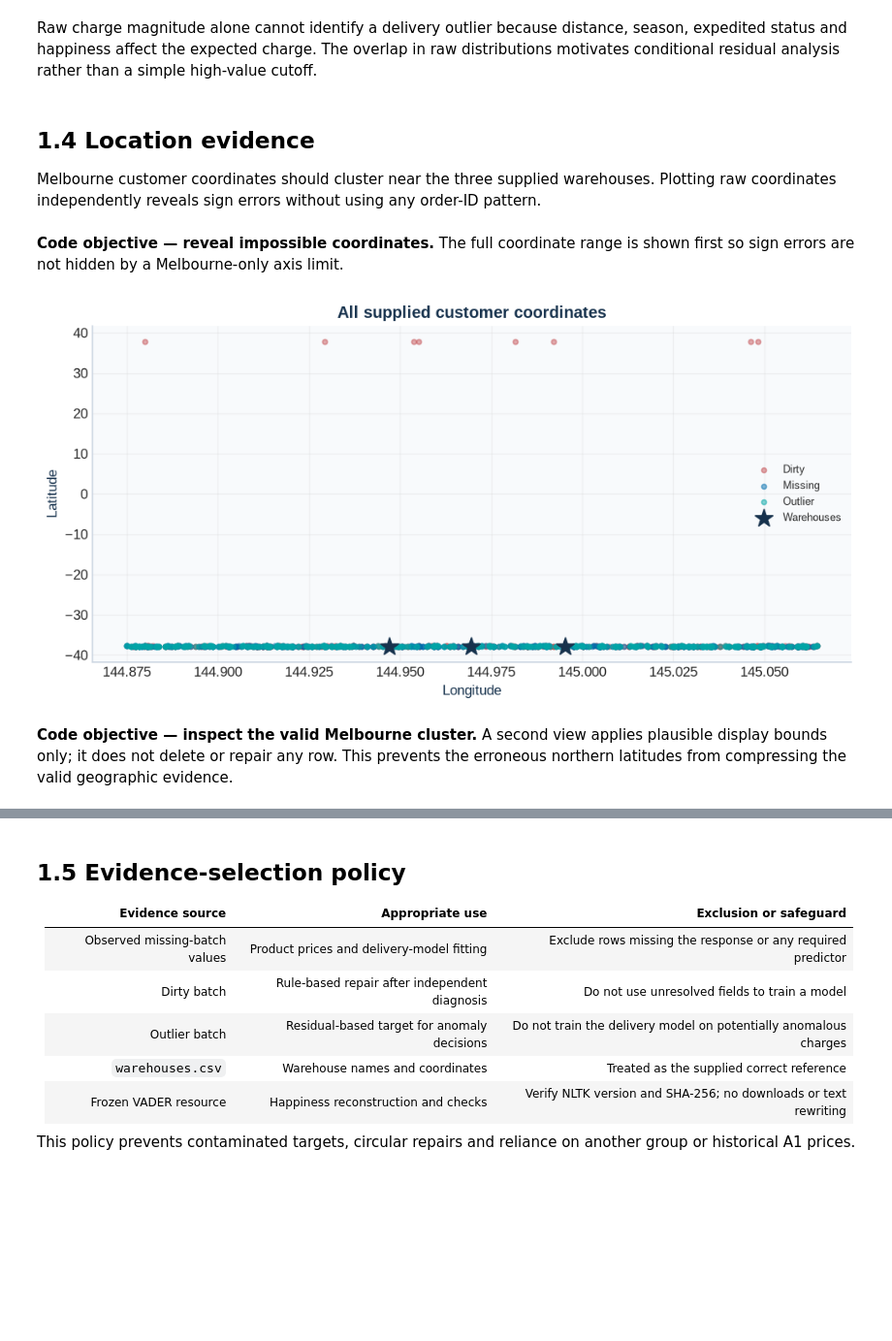
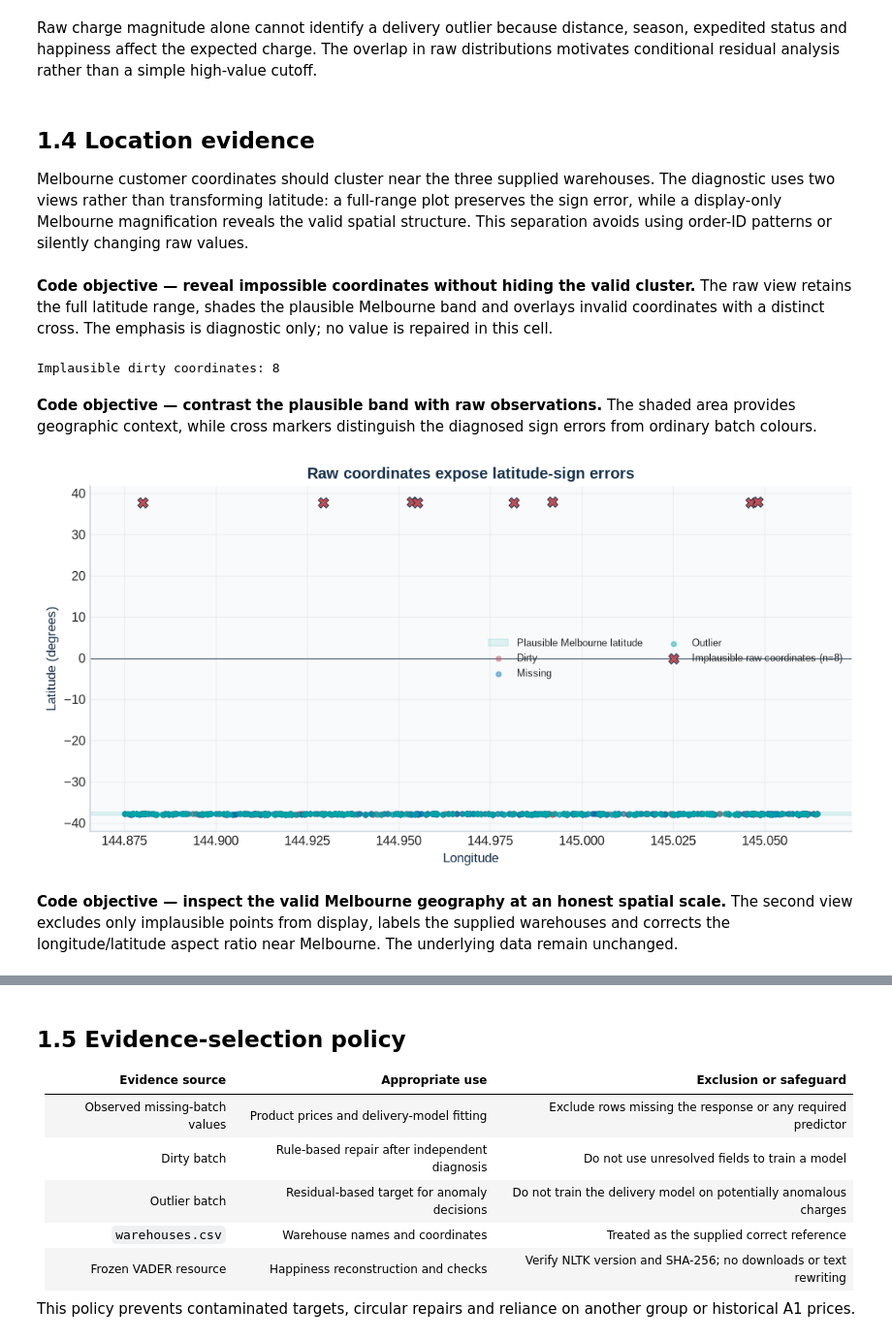
Before and after one commit to ZGHL/FIT5196-A2, a Jupyter notebook: notebooks/Group030_solution.ipynb, the cells around one changed output, grey strips where cells are left out. Shown at 97% size. Drawn from its saved outputs; the diff is of its cells as text; code cells hidden in the pictures; blank space fills up the shorter version.

Commit message:
Refine diagnostic plots with purpose-specific scales

```diff
--- a/notebooks/Group030_solution.ipynb
+++ b/notebooks/Group030_solution.ipynb
@@ -467,27 +467,44 @@ Raw charge magnitude alone cannot identify a delivery outlier because distance,
 # %% [markdown]
 ## 1.4 Location evidence
 
-Melbourne customer coordinates should cluster near the three supplied warehouses. Plotting raw coordinates independently reveals sign errors without using any order-ID pattern.
+Melbourne customer coordinates should cluster near the three supplied warehouses. The diagnostic uses two views rather than transforming latitude: a full-range plot preserves the sign error, while a display-only Melbourne magnification reveals the valid spatial structure. This separation avoids using order-ID patterns or silently changing raw values.
 # %% [markdown]
-**Code objective — reveal impossible coordinates.** The full coordinate range is shown first so sign errors are not hidden by a Melbourne-only axis limit.
+**Code objective — reveal impossible coordinates without hiding the valid cluster.** The raw view retains the full latitude range, shades the plausible Melbourne band and overlays invalid coordinates with a distinct cross. The emphasis is diagnostic only; no value is repaired in this cell.
-# %%
-# Purpose: plot every supplied customer coordinate without filtering.
-fig, ax = plt.subplots(figsize=(8.5, 4.3))
-for batch_name, frame in raw_batches.items():
-    ax.scatter(
-        frame["customer_long"], frame["customer_lat"],
-        s=13, alpha=0.48, color=BATCH_COLOURS[batch_name],
-        label=batch_name.title(), rasterized=True,
-    )
-ax.scatter(
-    warehouses["longitude"], warehouses["latitude"],
-    marker="*", s=180, c=NAVY, label="Warehouses",
-)
-ax.set(xlabel="Longitude", ylabel="Latitude", title="All supplied customer coordinates")
-ax.legend(fontsize=8)
-plt.tight_layout()
-plt.show()
-# %% [output]
-[figure, removed]
+# %%
+# Purpose: identify coordinates outside the plausible Melbourne display window.
+location_issue_mask = (
+    ~dirty_raw["customer_lat"].between(-38.2, -37.3)
+    | ~dirty_raw["customer_long"].between(144.4, 145.7)
+)
+location_issues = dirty_raw.loc[location_issue_mask]
+print("Implausible dirty coordinates:", len(location_issues))
+# %% [output]
+Implausible dirty coordinates: 8
+# %% [markdown]
+**Code objective — contrast the plausible band with raw observations.** The shaded area provides geographic context, while cross markers distinguish the diagnosed sign errors from ordinary batch colours.
+# %%
+# Purpose: expose raw coordinate sign errors while preserving every observation.
+fig, ax = plt.subplots(figsize=(9, 4.6))
+ax.axhspan(-38.2, -37.3, color=TEAL, alpha=0.10, label="Plausible Melbourne latitude")
+for batch_name, frame in raw_batches.items():
+    ax.scatter(
+        frame["customer_long"], frame["customer_lat"], s=14, alpha=0.42,
+        color=BATCH_COLOURS[batch_name], label=batch_name.title(), rasterized=True,
+    )
+ax.scatter(
+    location_issues["customer_long"], location_issues["customer_lat"],
+    marker="X", s=65, color=CORAL, edgecolor=NAVY, linewidth=0.6,
+    label=f"Implausible raw coordinates (n={len(location_issues)})",
+)
+ax.axhline(0, color=SLATE, linewidth=0.8)
+ax.set(
+    xlabel="Longitude", ylabel="Latitude (degrees)",
+    title="Raw coordinates expose latitude-sign errors",
+)
+ax.legend(fontsize=8, ncol=2)
+plt.tight_layout()
+plt.show()
+# %% [output]
+[figure, added]
 # %% [markdown]
-**Code objective — inspect the valid Melbourne cluster.** A second view applies plausible display bounds only; it does not delete or repair any row. This prevents the erroneous northern latitudes from compressing the valid geographic evidence.
+**Code objective — inspect the valid Melbourne geography at an honest spatial scale.** The second view excludes only implausible points from display, labels the supplied warehouses and corrects the longitude/latitude aspect ratio near Melbourne. The underlying data remain unchanged.
```
Also changed, not shown: parts of 21 cells of this notebook.
